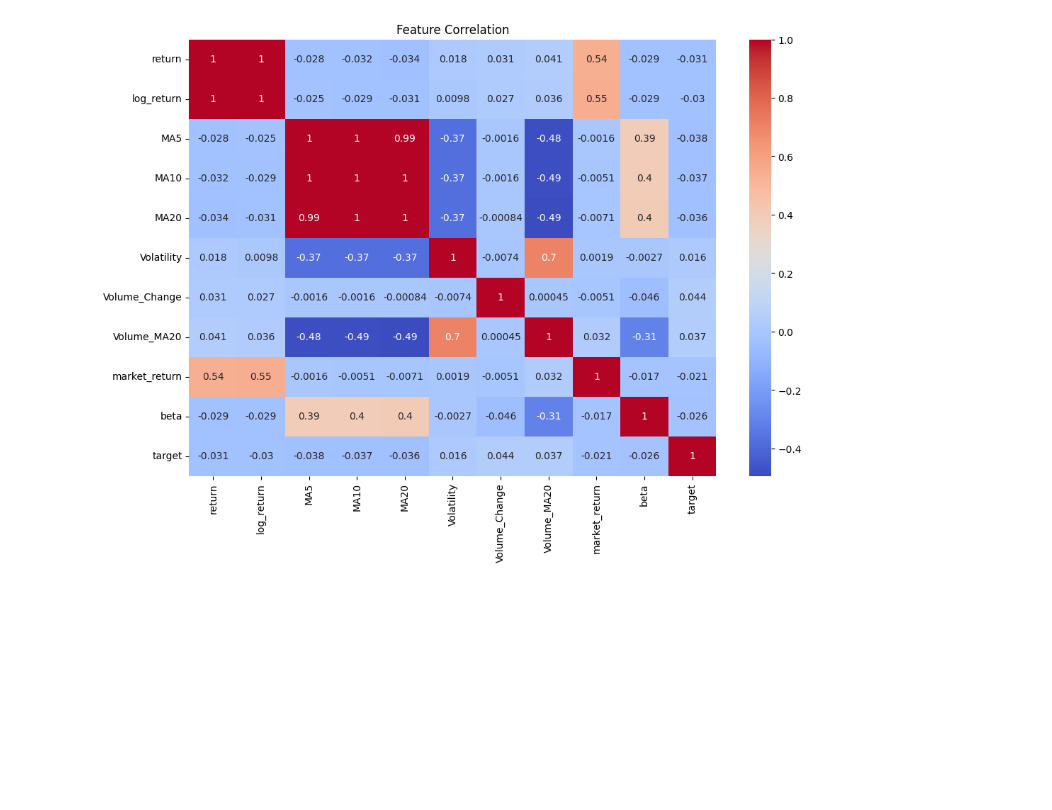
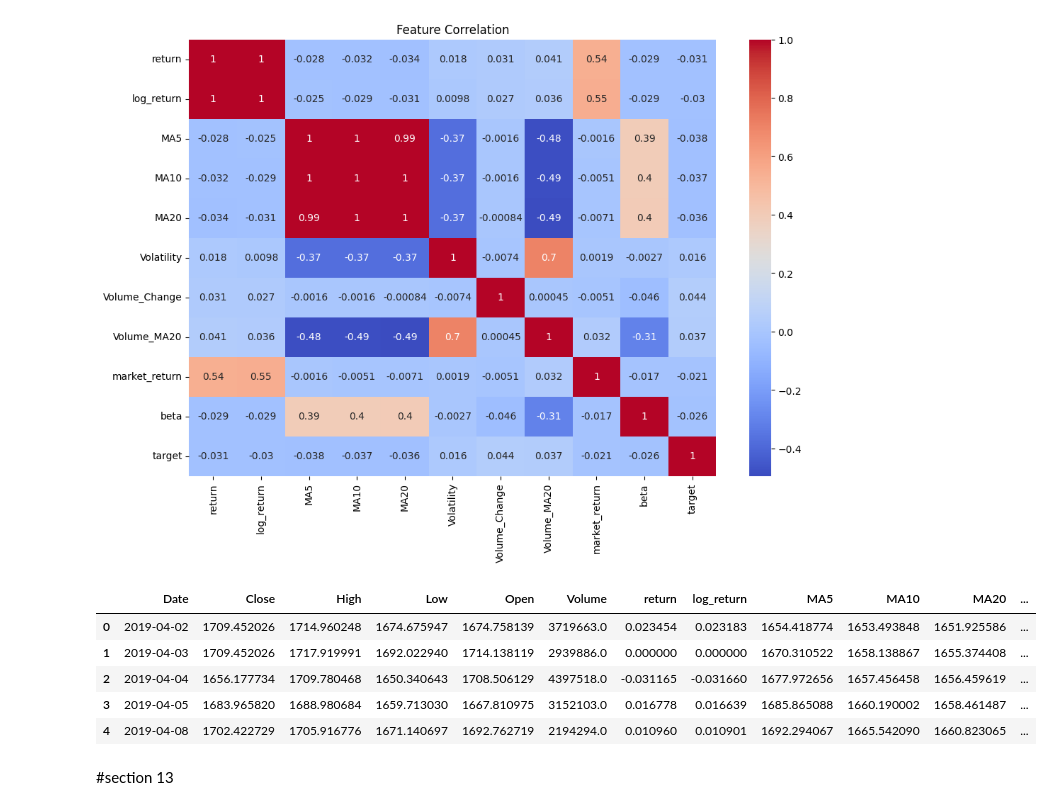
Before and after one commit to adityab-tech/Prism, a Jupyter notebook: W2_Prism.ipynb, the cells around one changed output. Cells and saved outputs as stored; diff of their text form; code cells hidden in the pictures; blank space fills up the shorter version.

```diff
--- a/W2_Prism.ipynb
+++ b/W2_Prism.ipynb
@@ -497,0 +509,15 @@ plt.show()
+# %%
+saved_df = pd.read_csv(
+    f"{processed_path}/TCS_processed.csv"
+)
+
+saved_df.head()
+# %% [output]
+|  | Date | Close | High | Low | Open | Volume | return | log_return | MA5 | MA10 | MA20 | ... |
+| 0 | 2019-04-02 | 1709.452026 | 1714.960248 | 1674.675947 | 1674.758139 | 3719663.0 | 0.023454 | 0.023183 | 1654.418774 | 1653.493848 | 1651.925586 | ... |
+| 1 | 2019-04-03 | 1709.452026 | 1717.919991 | 1692.022940 | 1714.138119 | 2939886.0 | 0.000000 | 0.000000 | 1670.310522 | 1658.138867 | 1655.374408 | ... |
+| 2 | 2019-04-04 | 1656.177734 | 1709.780468 | 1650.340643 | 1708.506129 | 4397518.0 | -0.031165 | -0.031660 | 1677.972656 | 1657.456458 | 1656.459619 | ... |
+| 3 | 2019-04-05 | 1683.965820 | 1688.980684 | 1659.713030 | 1667.810975 | 3152103.0 | 0.016778 | 0.016639 | 1685.865088 | 1660.190002 | 1658.461487 | ... |
+| 4 | 2019-04-08 | 1702.422729 | 1705.916776 | 1671.140697 | 1692.762719 | 2194294.0 | 0.010960 | 0.010901 | 1692.294067 | 1665.542090 | 1660.823065 | ... |
+# %% [markdown]
+#section 13
```
Also changed, not shown: parts of 9 cells of this notebook.
